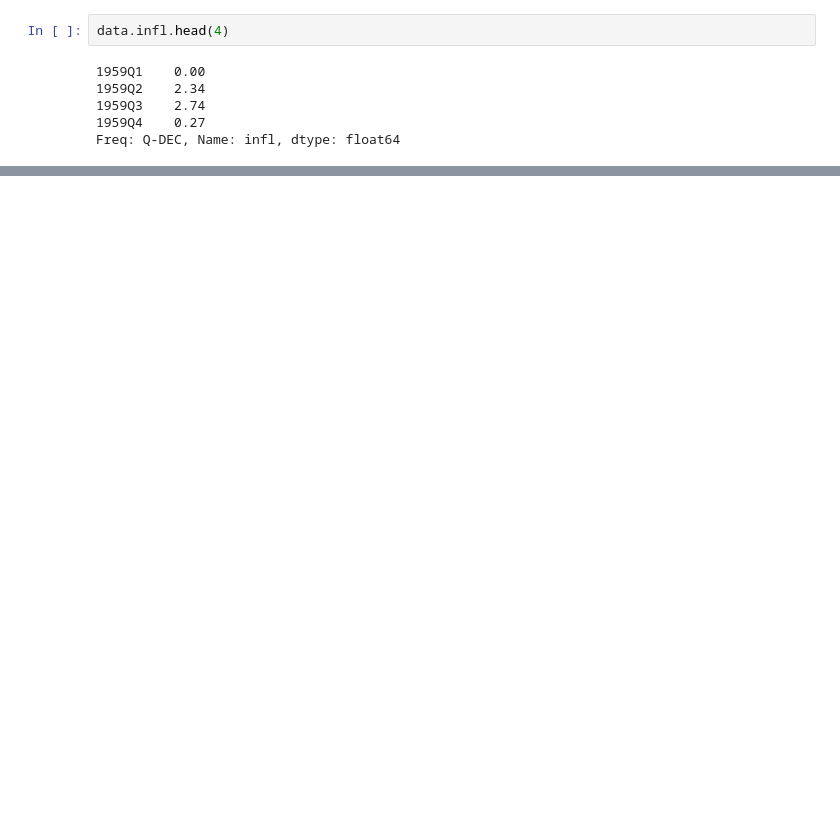
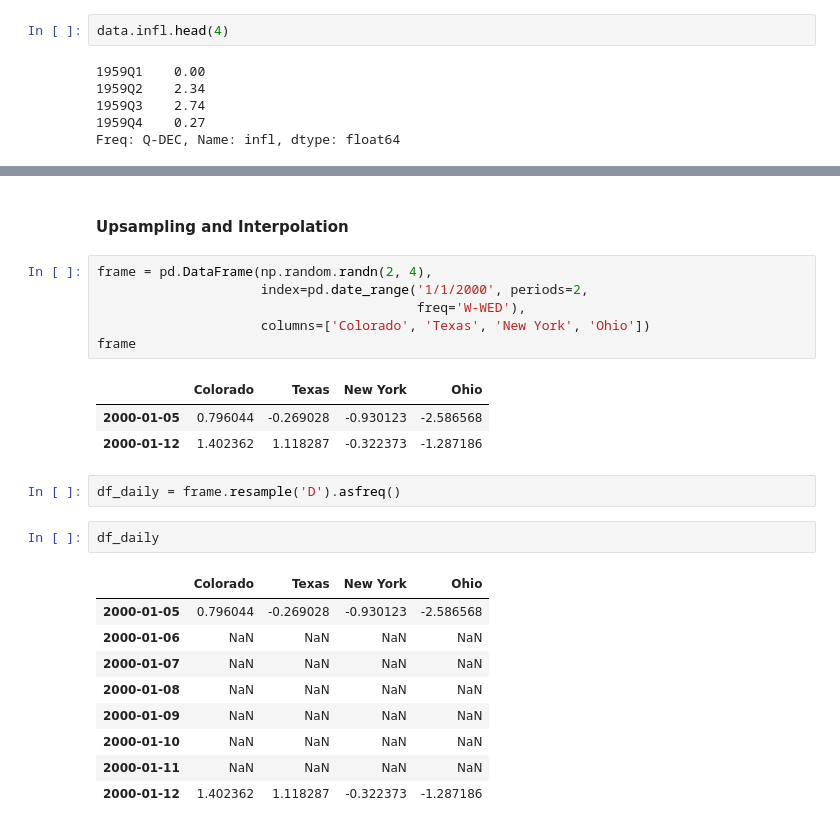
Before and after one commit to rumourcy/DA, a Jupyter notebook: python-for-data-analysis/chapter11.ipynb, the cells around one changed output, grey strips where cells are left out. Saved outputs shown, nothing was run; the diff lists cells and outputs as text; blank space fills up the shorter version.

```diff
--- a/python-for-data-analysis/chapter11.ipynb
+++ b/python-for-data-analysis/chapter11.ipynb
@@ -1022,0 +1121,26 @@ Freq: Q-DEC, Name: infl, dtype: float64
+# %% [markdown]
+#### Upsampling and Interpolation
+# %%
+frame = pd.DataFrame(np.random.randn(2, 4),
+                     index=pd.date_range('1/1/2000', periods=2,
+                                         freq='W-WED'),
+                     columns=['Colorado', 'Texas', 'New York', 'Ohio'])
+frame
+# %% [output]
+|  | Colorado | Texas | New York | Ohio |
+| 2000-01-05 | 0.796044 | -0.269028 | -0.930123 | -2.586568 |
+| 2000-01-12 | 1.402362 | 1.118287 | -0.322373 | -1.287186 |
+# %%
+df_daily = frame.resample('D').asfreq()
+# %%
+df_daily
+# %% [output]
+|  | Colorado | Texas | New York | Ohio |
+| 2000-01-05 | 0.796044 | -0.269028 | -0.930123 | -2.586568 |
+| 2000-01-06 | NaN | NaN | NaN | NaN |
+| 2000-01-07 | NaN | NaN | NaN | NaN |
+| 2000-01-08 | NaN | NaN | NaN | NaN |
+| 2000-01-09 | NaN | NaN | NaN | NaN |
+| 2000-01-10 | NaN | NaN | NaN | NaN |
+| 2000-01-11 | NaN | NaN | NaN | NaN |
+| 2000-01-12 | 1.402362 | 1.118287 | -0.322373 | -1.287186 |
```
Also changed, not shown: parts of 68 cells of this notebook, 2 other files.
